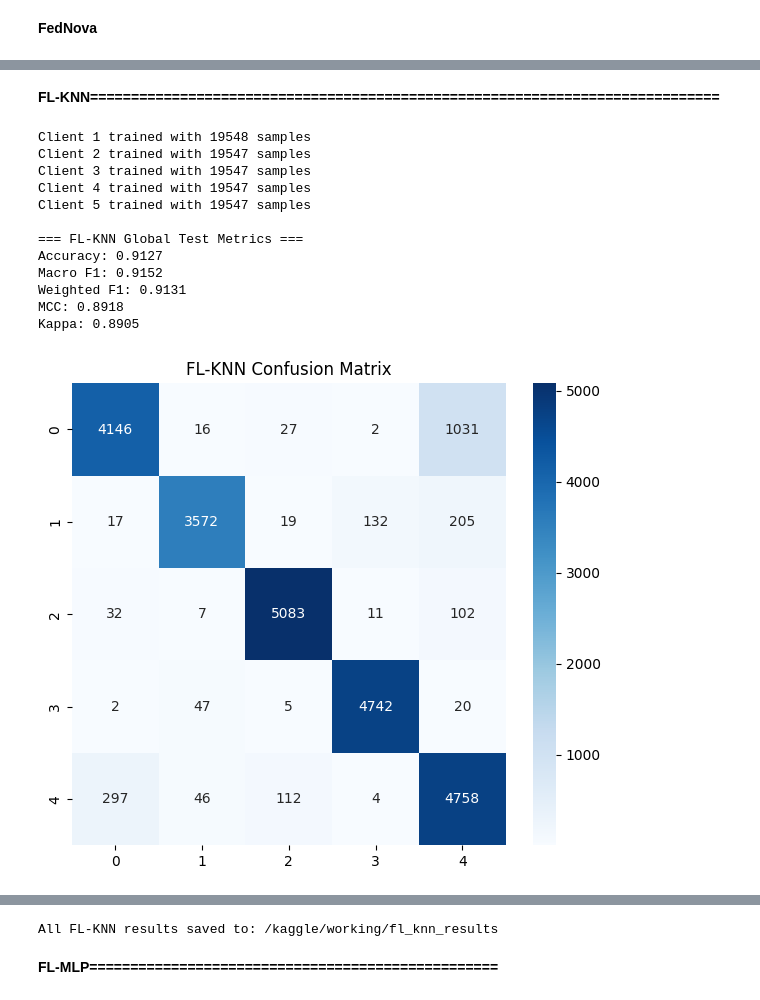
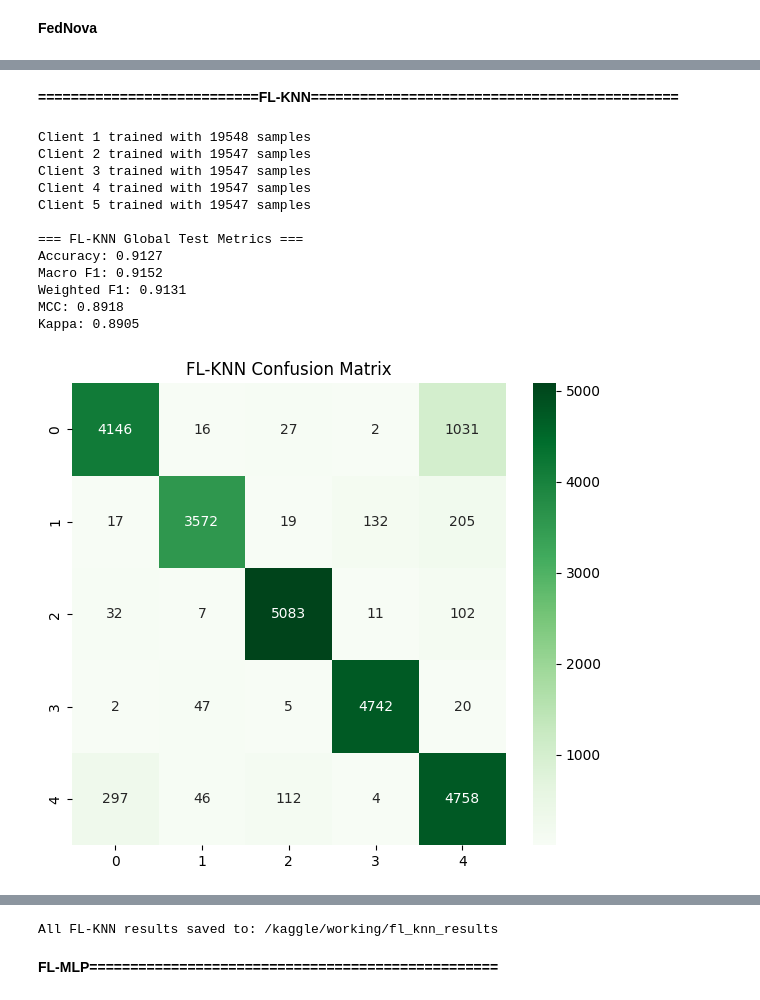
Before and after one commit to asad092/AsadSultan, a Jupyter notebook: fl-need-impro.ipynb, the cells around one changed output, grey strips where cells are left out. Cells and saved outputs as stored; diff of their text form; code cells hidden in the pictures.

Commit message:
Kaggle Notebook | FL need impro | Version 5

```diff
--- a/fl-need-impro.ipynb
+++ b/fl-need-impro.ipynb
@@ -877,11 +958,11 @@ from torch.utils.data import DataLoader, TensorDataset
 # CONFIGURATION
 # ---------------------------
 CSV_PATH = "/kaggle/input/uavids-2025/UAVIDS-2025.csv"
-OUTPUT_DIR = "/kaggle/working/fl_cnn_results"
+OUTPUT_DIR = "/kaggle/working/fl_cnn_results_FL(CNN)"
 os.makedirs(OUTPUT_DIR, exist_ok=True)
 
 NUM_CLIENTS = 5
-ROUNDS = 20
+ROUNDS = 30
 LOCAL_EPOCHS = 2
 BATCH_SIZE = 1024
 LR = 1e-3
@@ -1102,6 +1183,6 @@ Kappa: 0.7445
 FL-CNN FedAvg experiment completed.
 # %% [markdown]
-**FL-KNN=============================================================================**
+**===========================FL-KNN=============================================**
 # %%
 # ============================================================
 # Federated KNN (FL-KNN) for UAV Intrusion Detection
@@ -1214,16 +1295,11 @@ cm = confusion_matrix(y_test, y_pred)
 cm_norm = cm.astype("float") / cm.sum(axis=1)[:, None]
 
 plt.figure(figsize=(7,6))
-sns.heatmap(cm, annot=True, fmt="d", cmap="Blues")
+sns.heatmap(cm, annot=True, fmt="d", cmap="Greens")
 plt.title("FL-KNN Confusion Matrix")
 plt.savefig(f"{OUTPUT_DIR}/confusion_matrix.png")
 plt.show()
 
-plt.figure(figsize=(7,6))
-sns.heatmap(cm_norm, annot=True, fmt=".2f", cmap="Greens")
-plt.title("FL-KNN Normalized Confusion Matrix")
-plt.savefig(f"{OUTPUT_DIR}/confusion_matrix_normalized.png")
-plt.show()
 
 # ---------------------------
 # FPR & FNR
@@ -1242,31 +1318,31 @@ df_error.to_csv(f"{OUTPUT_DIR}/false_rates_per_class.csv")
 # ---------------------------
 # ROC CURVES
 # ---------------------------
 y_bin = label_binarize(y_test, classes=range(NUM_CLASSES))
 
 plt.figure(figsize=(7,6))
 for i in range(NUM_CLASSES):
     fpr, tpr, _ = roc_curve(y_bin[:, i], avg_probs[:, i])
     plt.plot(fpr, tpr, label=f"Class {i} (AUC={auc(fpr,tpr):.2f})")
 
 plt.plot([0,1],[0,1],'k--')
 plt.legend()
 plt.title("FL-KNN ROC Curves")
 plt.savefig(f"{OUTPUT_DIR}/roc_curves.png")
 plt.show()
 
 print("\nAll FL-KNN results saved to:", OUTPUT_DIR)
 # %% [output]
 Client 1 trained with 19548 samples
 Client 2 trained with 19547 samples
 Client 3 trained with 19547 samples
 Client 4 trained with 19547 samples
 Client 5 trained with 19547 samples
 
 === FL-KNN Global Test Metrics ===
 Accuracy: 0.9127
 Macro F1: 0.9152
 Weighted F1: 0.9131
 MCC: 0.8918
 Kappa: 0.8905
-[figure, old version]
+[figure, new version]
```
Also changed, not shown: parts of 10 cells of this notebook.
